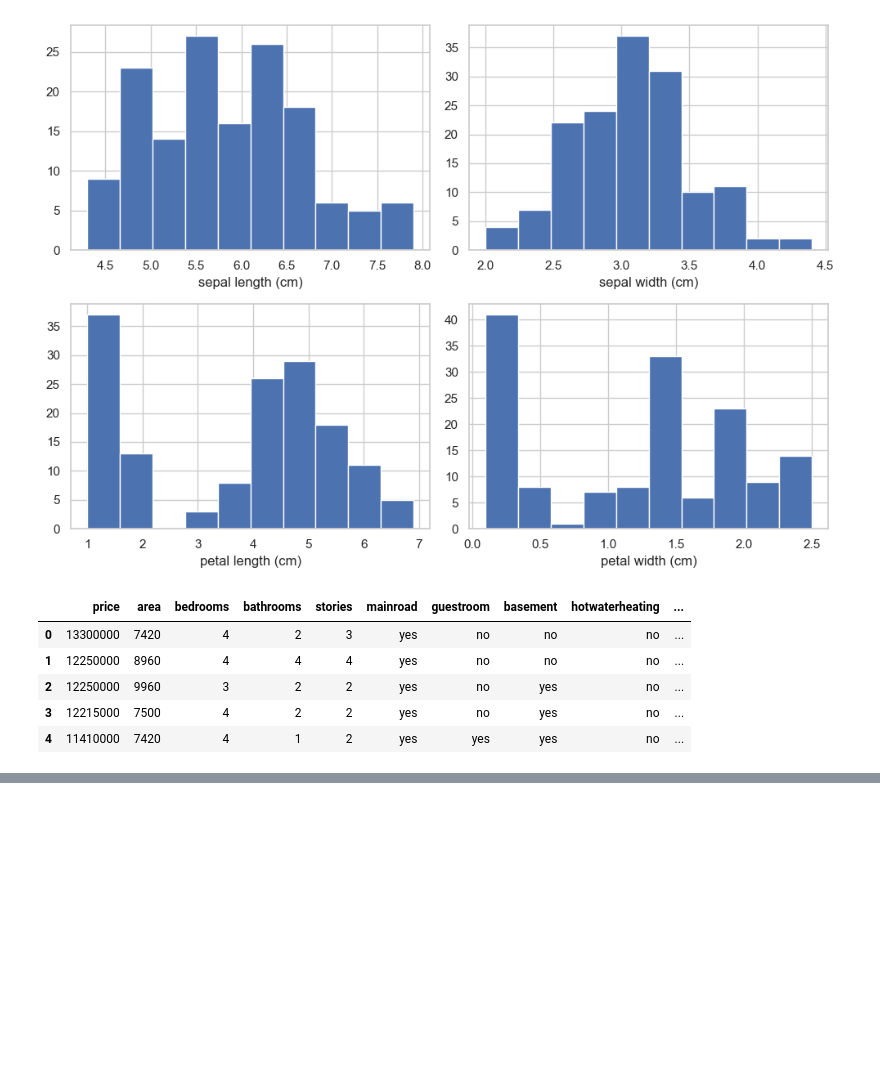
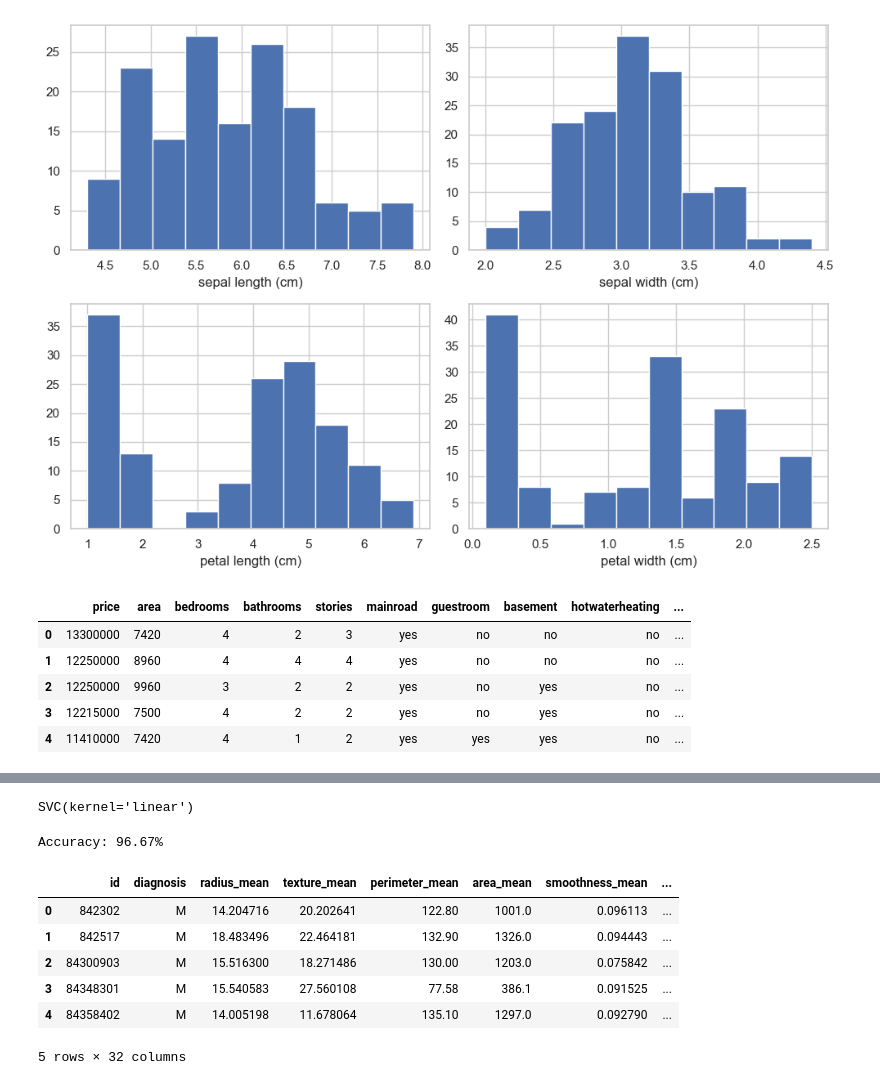
Before and after one commit to sainathdora/MLDS_External, a Jupyter notebook: Untitled.ipynb, the cells around one changed output, grey strips where cells are left out. Cells and saved outputs as stored; diff of their text form; code cells hidden in the pictures; blank space fills up the shorter version.

```diff
--- a/Untitled.ipynb
+++ b/Untitled.ipynb
@@ -207,0 +226,23 @@ y_pred5 = model5.predict(x_test_3b)
+# %%
+svm_classifier = SVC(kernel='linear')
+svm_classifier.fit(x_train_4a, y_train_4a)
+# %% [output]
+SVC(kernel='linear')
+# %%
+y_pred6 = svm_classifier.predict(x_test_4a)
+accuracy = accuracy_score(y_test_4a, y_pred6)
+print(f"Accuracy: {accuracy * 100:.2f}%")
+# %% [output]
+Accuracy: 96.67%
+# %%
+from sklearn.neighbors import KNeighborsClassifier
+cancer_df = pd.read_csv("cancerdata.csv")
+cancer_df.head()
+# %% [output]
+|  | id | diagnosis | radius_mean | texture_mean | perimeter_mean | area_mean | smoothness_mean | ... |
+| 0 | 842302 | M | 14.204716 | 20.202641 | 122.80 | 1001.0 | 0.096113 | ... |
+| 1 | 842517 | M | 18.483496 | 22.464181 | 132.90 | 1326.0 | 0.094443 | ... |
+| 2 | 84300903 | M | 15.516300 | 18.271486 | 130.00 | 1203.0 | 0.075842 | ... |
+| 3 | 84348301 | M | 15.540583 | 27.560108 | 77.58 | 386.1 | 0.091525 | ... |
+| 4 | 84358402 | M | 14.005198 | 11.678064 | 135.10 | 1297.0 | 0.092790 | ... |
+5 rows × 32 columns
```
Also changed, not shown: parts of 11 cells of this notebook, 1 other file.
